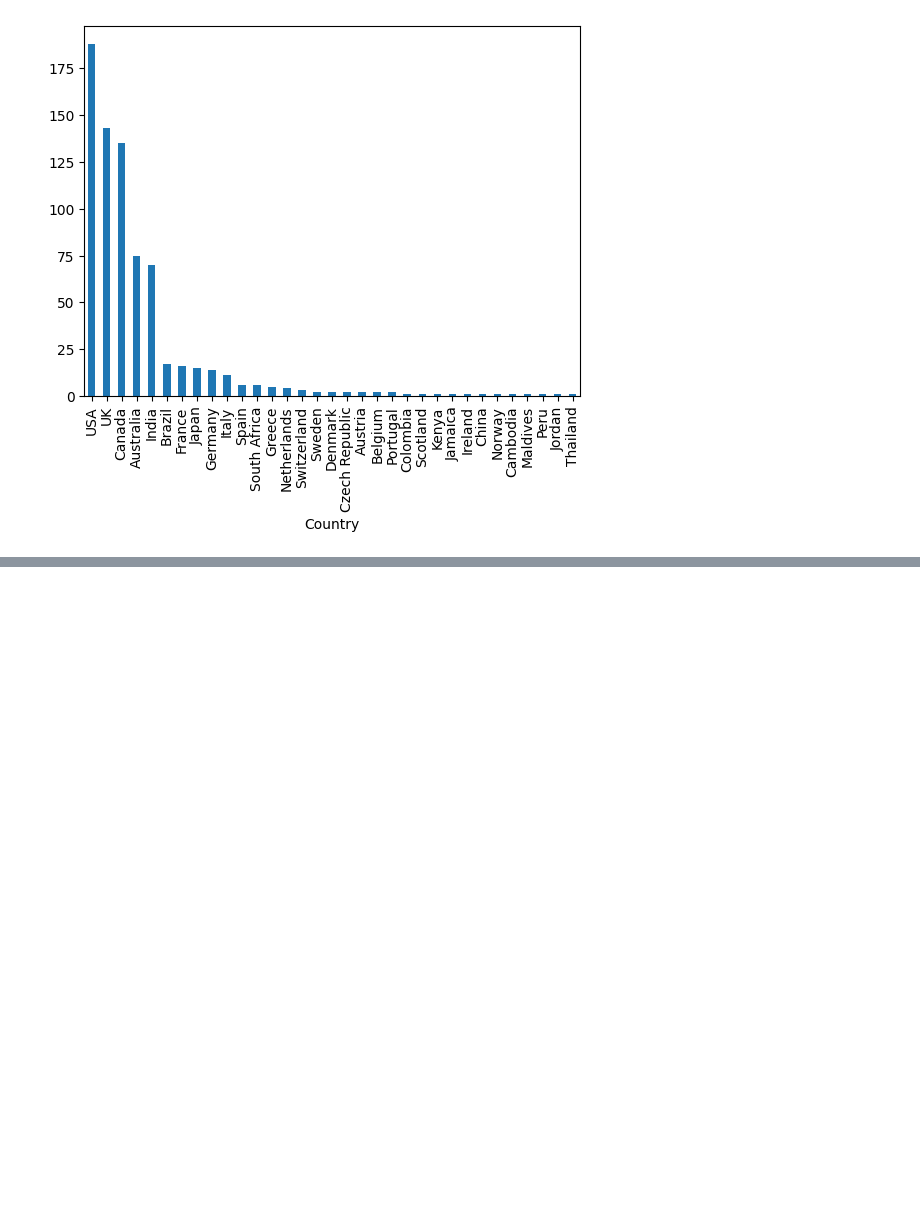
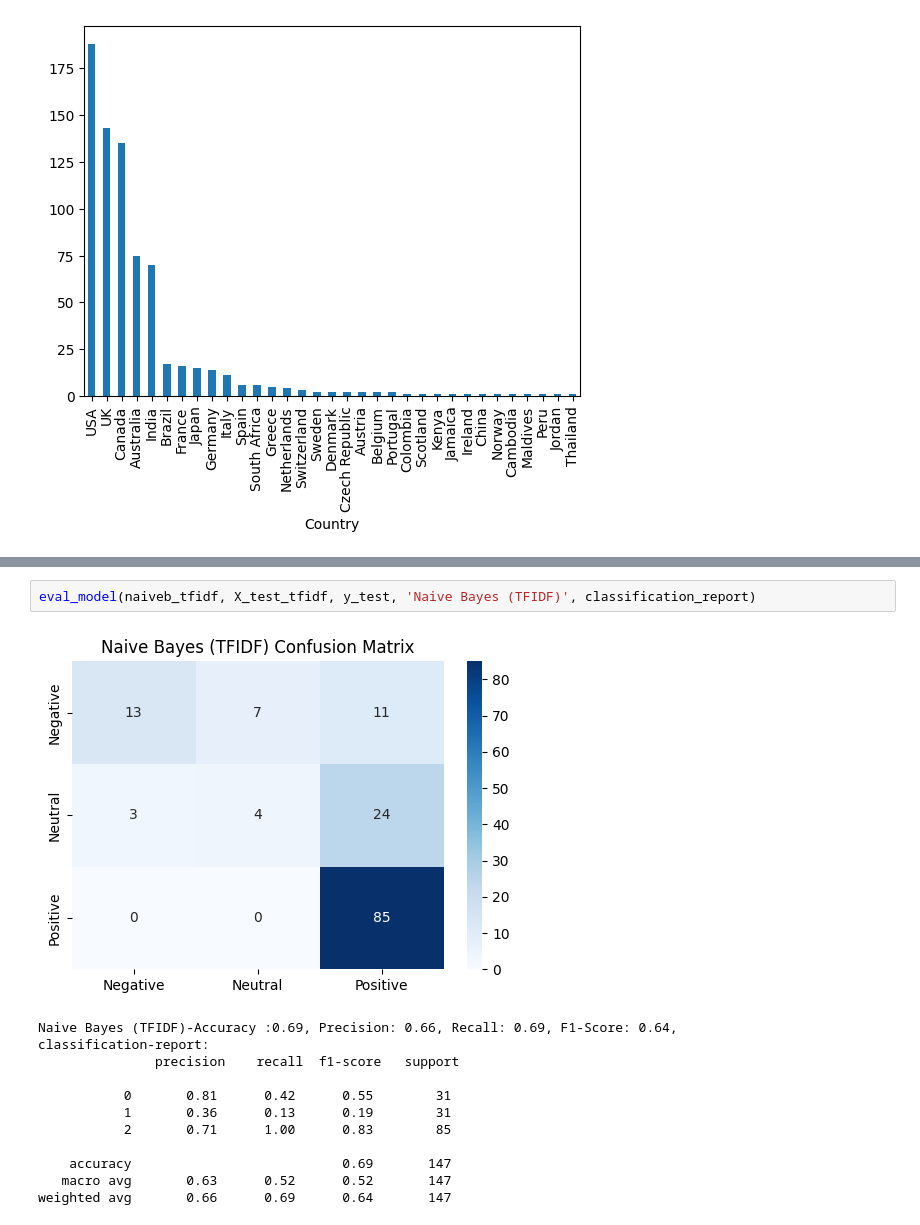
Before and after one commit to aishwaryakarki001/Social-Media-Sentiment-Analysis, a Jupyter notebook: Sentiment-Analysis.ipynb, the cells around one changed output, grey strips where cells are left out. Cells and saved outputs as stored; diff of their text form; blank space fills up the shorter version.

```diff
--- a/Sentiment-Analysis.ipynb
+++ b/Sentiment-Analysis.ipynb
@@ -195,0 +421,15 @@ ttt
+# %%
+eval_model(naiveb_tfidf, X_test_tfidf, y_test, 'Naive Bayes (TFIDF)', classification_report)
+# %% [output]
+[figure, added]
+Naive Bayes (TFIDF)-Accuracy :0.69, Precision: 0.66, Recall: 0.69, F1-Score: 0.64,
+classification-report:
+               precision    recall  f1-score   support
+
+           0       0.81      0.42      0.55        31
+           1       0.36      0.13      0.19        31
+           2       0.71      1.00      0.83        85
+
+    accuracy                           0.69       147
+   macro avg       0.63      0.52      0.52       147
+weighted avg       0.66      0.69      0.64       147
```
Also changed, not shown: parts of 23 cells of this notebook.
